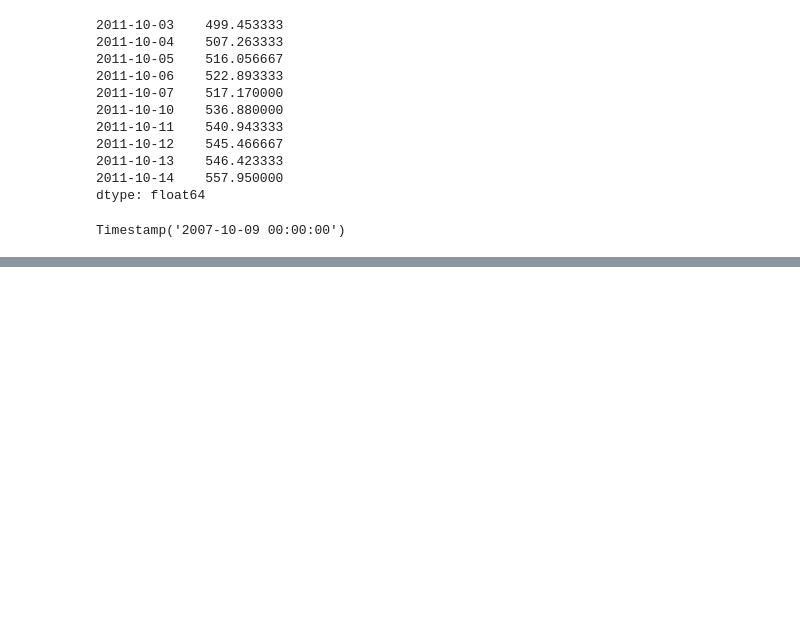
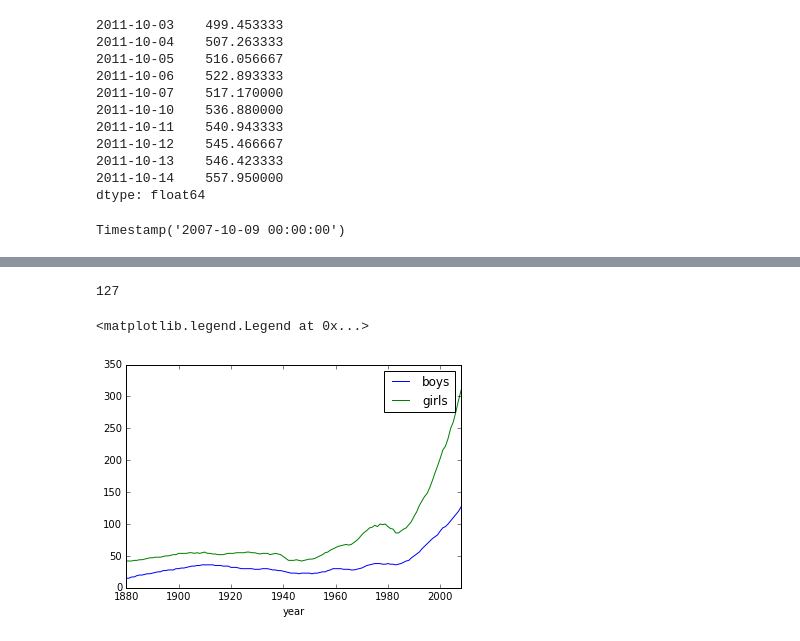
Before and after one commit to ja-vazquez/Python_compendium, a Jupyter notebook: Data_Analysis_with_Pandas.ipynb, the cells around one changed output, grey strips where cells are left out. Cells and saved outputs as stored; diff of their text form; code cells hidden in the pictures; blank space fills up the shorter version.

```diff
--- a/Data_Analysis_with_Pandas.ipynb
+++ b/Data_Analysis_with_Pandas.ipynb
@@ -94,0 +296,2 @@ Timestamp('2007-10-09 00:00:00')
+# %%
+df = boys[boys.year == 2008].sort_values(by='prop', ascending=False)
@@ -94,0 +313,24 @@ Timestamp('2007-10-09 00:00:00')
+# %%
+# to get the 50%
+int(df.prop.cumsum().searchsorted(0.5))
+# %% [output]
+127
+# %%
+# writting the function to use in each year
+
+def get_quantile_count(group, quantile=0.5):
+    df = group.sort_values(by='prop', ascending=False)
+    return int(df.prop.cumsum().searchsorted(quantile))
+# %%
+q = 0.5
+boys_ct = boys.groupby('year').apply(get_quantile_count, quantile = q)
+girls_ct = girls.groupby('year').apply(get_quantile_count, quantile = q)
+# %%
+# people got creative choosing names in 1980's
+
+boys_ct.plot(label= 'boys')
+girls_ct.plot(label= 'girls')
+plt.legend(loc= 'best')
+# %% [output]
+<matplotlib.legend.Legend at 0x...>
+[figure, added]
```
Also changed, not shown: parts of 25 cells of this notebook, 3 other files.
